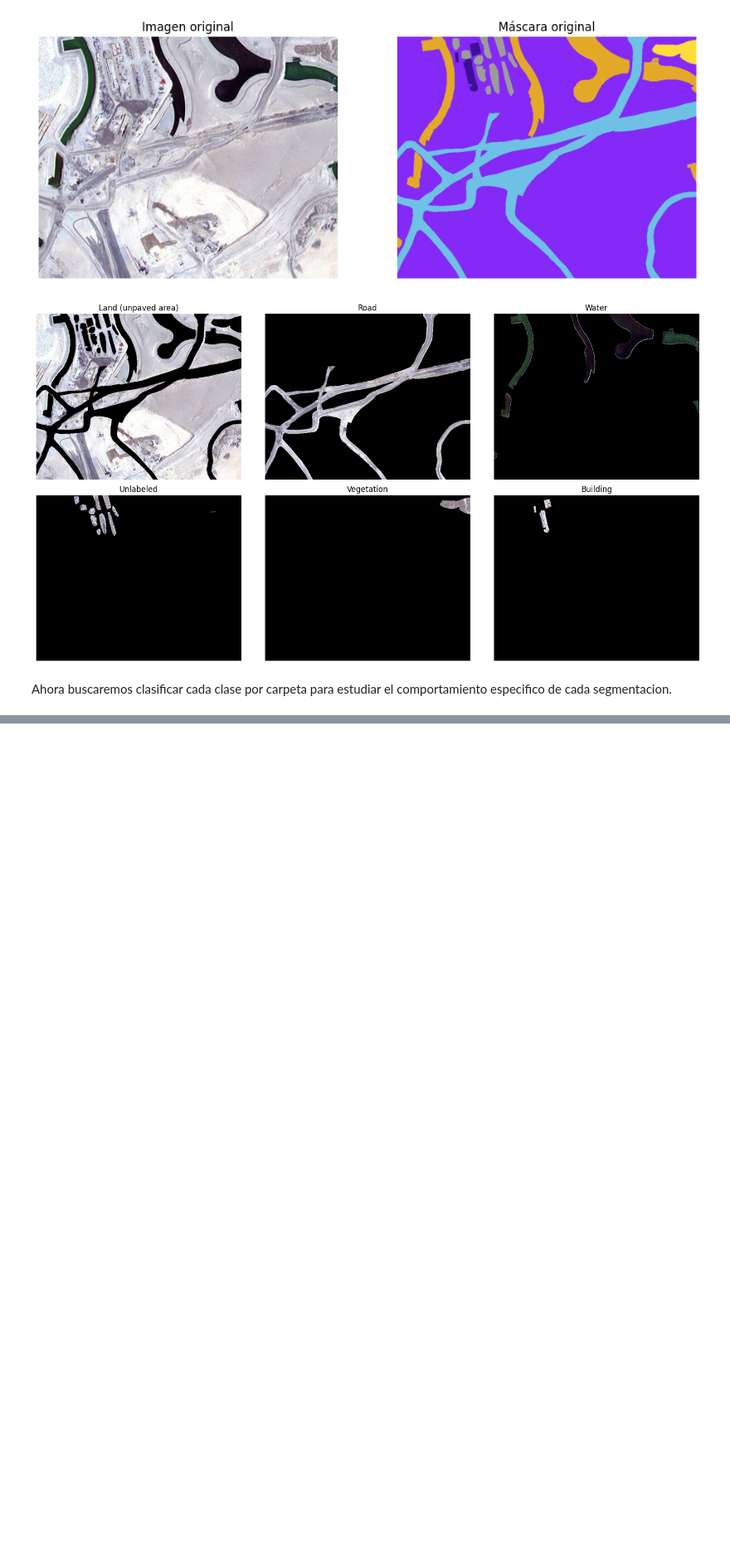
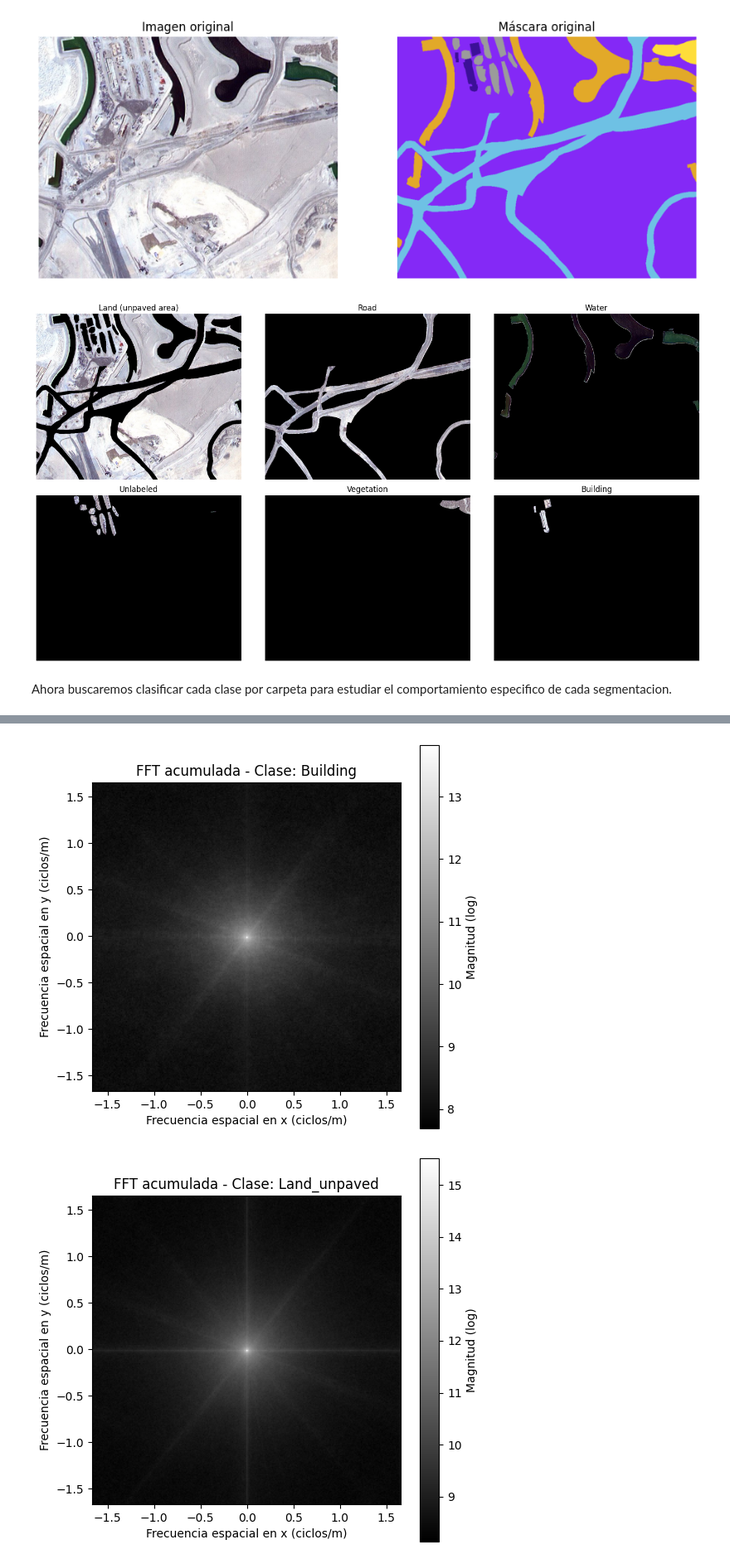
Before and after one commit to JuanAngel4/OT-Detection-of-objets-VIS-NIR-using-ML-in-Colombia, a Jupyter notebook: data_exploration/Data_Exploration_land_cover.ipynb, the cells around one changed output, grey strips where cells are left out. Shown at 83% size. Drawn from its saved outputs; the diff is of its cells as text; code cells hidden in the pictures; blank space fills up the shorter version.

```diff
--- a/data_exploration/Data_Exploration_land_cover.ipynb
+++ b/data_exploration/Data_Exploration_land_cover.ipynb
@@ -374,0 +434,71 @@ for tile in tqdm(tiles, desc="Procesando Tiles"):
+# %%
+import cv2
+import os
+import numpy as np
+import matplotlib.pyplot as plt
+
+# --- Ruta donde quedaron las carpetas segmentadas ---
+ruta_clases = r"E:\MACHINE LEARNING\AVANZADO 1\VSFOLDER A1 PROYECT\OT-Detecci-n-de-objetos-VIS-NIR-ML-Colombia\Semantic segmentation dataset\clases_segmentadas"
+
+# --- Tamaño estándar ---
+IMG_SIZE = (256, 256)
+dx = 0.3  # resolución espacial en metros/píxel (ajustar según el sensor real)
+
+# --- Listar carpetas de clases ---
+carpetas_clases = [d for d in os.listdir(ruta_clases) if os.path.isdir(os.path.join(ruta_clases, d))]
+
+# --- Procesar cada clase ---
+for clase in carpetas_clases:
+    ruta_clase = os.path.join(ruta_clases, clase)
+    imagenes = [os.path.join(ruta_clase, f) for f in os.listdir(ruta_clase) if f.endswith((".jpg", ".png"))]
+
+    fft_acumulada = None
+    n_imagenes = 0
+
+    for img_path in imagenes:
+        img = cv2.imread(img_path, cv2.IMREAD_GRAYSCALE)
+        if img is None:
+            continue
+
+        # --- Escalar todas las imágenes al mismo tamaño ---
+        img = cv2.resize(img, IMG_SIZE, interpolation=cv2.INTER_NEAREST)
+
+        # --- Calcular la FFT ---
+        f = np.fft.fft2(img)
+        fshift = np.fft.fftshift(f)
+        magnitude_spectrum = np.abs(fshift)
+
+        # --- Acumular ---
+        if fft_acumulada is None:
+            fft_acumulada = np.zeros_like(magnitude_spectrum, dtype=np.float64)
+
+        fft_acumulada += magnitude_spectrum
+        n_imagenes += 1
+
+    if n_imagenes > 0:
+        # --- Promediar ---
+        fft_promedio = fft_acumulada / n_imagenes
+
+        # --- Escalar log para mejor visualización ---
+        fft_log = np.log1p(fft_promedio)
+
+        # --- Crear ejes de frecuencia (ciclos/metro) ---
+        N = IMG_SIZE[0]  # asumimos cuadrada
+        L = N * dx
+        freqs = np.fft.fftfreq(N, d=dx)
+        freqs_shifted = np.fft.fftshift(freqs)
+
+        # --- Mostrar ---
+        plt.figure(figsize=(6,6))
+        plt.imshow(
+            fft_log, cmap="gray",
+            extent=[freqs_shifted[0], freqs_shifted[-1], freqs_shifted[0], freqs_shifted[-1]]
+        )
+        plt.title(f"FFT acumulada - Clase: {clase}")
+        plt.xlabel("Frecuencia espacial en x (ciclos/m)")
+        plt.ylabel("Frecuencia espacial en y (ciclos/m)")
+        plt.colorbar(label="Magnitud (log)")
+        plt.show()
+# %% [output]
+[figure, added]
+[figure, added]
```
Also changed, not shown: parts of 3 cells of this notebook, 1 other file.
